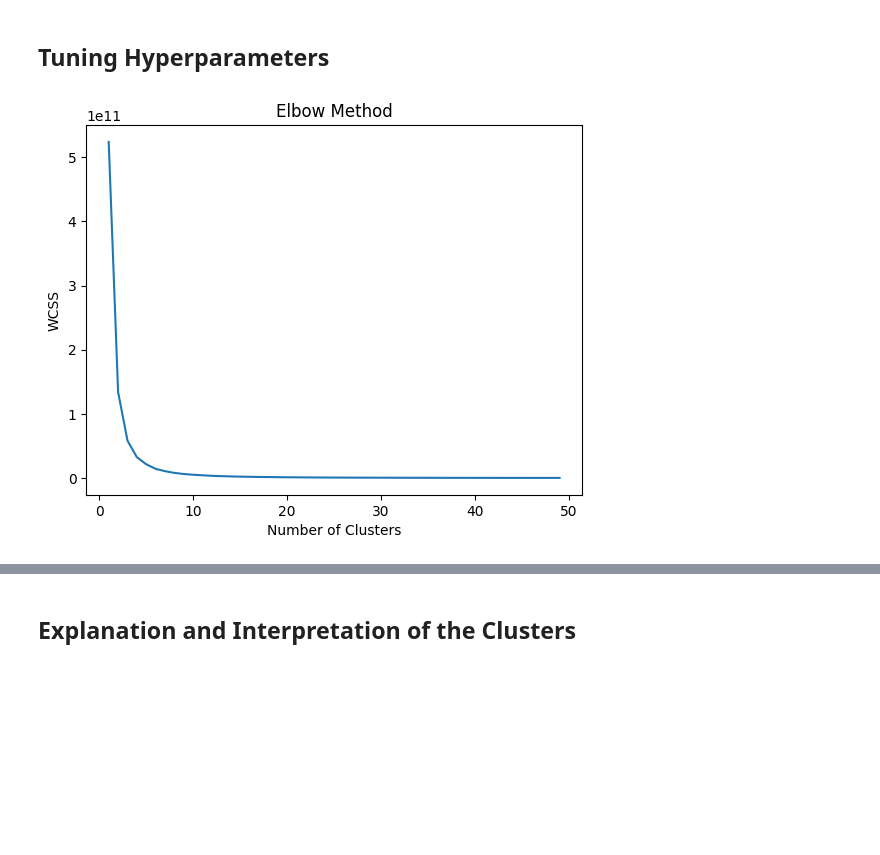
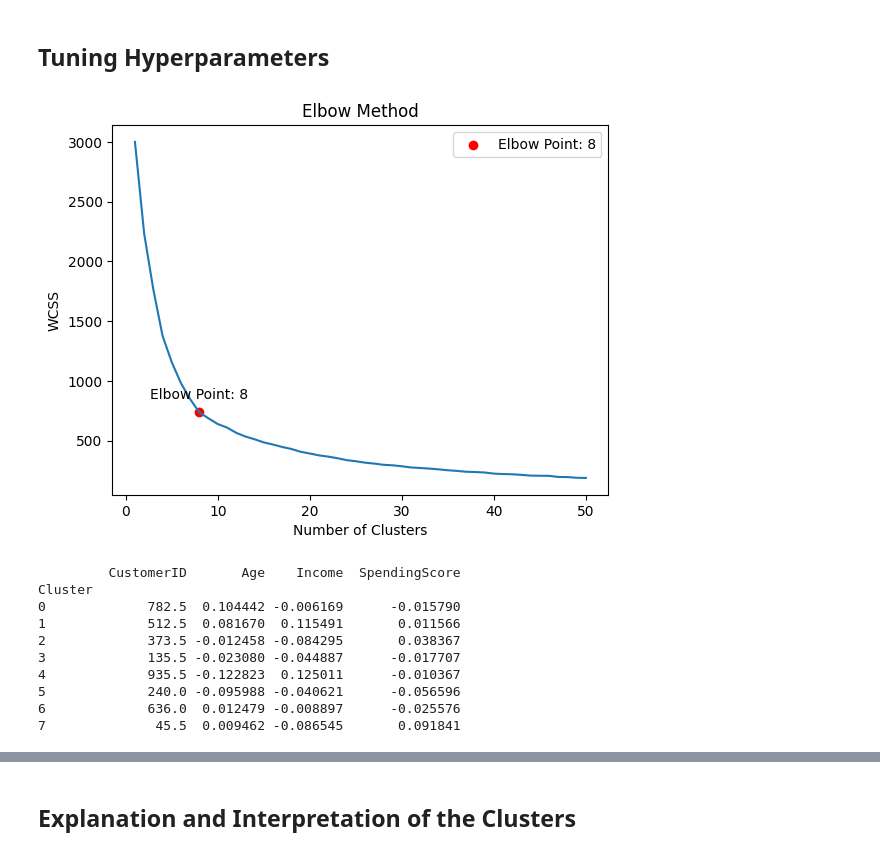
Before and after one commit to rameenq/Customer-Segmentation-App, a Jupyter notebook: notebooks/Customer_Segmentation_Exploratory_Analysis.ipynb, the cells around one changed output, grey strips where cells are left out. Saved outputs shown, nothing was run; the diff lists cells and outputs as text; code cells hidden in the pictures; blank space fills up the shorter version.

```diff
--- a/notebooks/Customer_Segmentation_Exploratory_Analysis.ipynb
+++ b/notebooks/Customer_Segmentation_Exploratory_Analysis.ipynb
@@ -40,6 +42,20 @@ We are considering the following features for our clustering model:
 - Age: Could indicate different purchasing behaviors at different life stages.
 - Income: Higher income could mean more spending or different types of spending.
 - Spending Score: A measure of the customer's spending behavior.
+# %%
+from sklearn.decomposition import PCA
+from scipy.stats import zscore
+
+# Load the original data
+df = pd.read_csv('../data/processed_data/segmented_customers.csv')
+
+# Remove outliers using Z-score
+z_scores = np.abs(zscore(df))
+df = df[(z_scores < 3).all(axis=1)]
+
+# Dimensionality Reduction: PCA
+pca = PCA(n_components=2)
+principal_components = pca.fit_transform(df)
 # %% [markdown]
 ## Trial Runs of Different Clustering Methods
 # %%
@@ -59,17 +75,68 @@ agg_labels = agg_clustering.fit_predict(X)
 # %% [markdown]
 ## Tuning Hyperparameters
 # %%
+def find_elbow_point(wcss):
+    n = len(wcss)
+    x1, y1 = 1, wcss[0]
+    xN, yN = n, wcss[-1]
+
+    max_distance = 0
+    elbow_point = 1
+
+    for i in range(1, len(wcss)):
+        x0, y0 = i + 1, wcss[i]
+        numerator = abs((yN - y1) * x0 - (xN - x1) * y0 + xN * y1 - yN * x1)
+        denominator = ((yN - y1)**2 + (xN - x1)**2)**0.5
+        distance = numerator / denominator
+
+        if distance > max_distance:
+            max_distance = distance
+            elbow_point = i + 1
+
+    return elbow_point
+
 # Using Elbow Method to find an initial guess for the number of cluseters
 wcss = []
-for i in range(1, 50):  # 1 to 10 clusters
+for i in range(1, 51):  # 1 to 10 clusters
     kmeans = KMeans(n_clusters=i, init='k-means++', n_init=10)
     kmeans.fit(X)
     wcss.append(kmeans.inertia_)
 
-plt.plot(range(1, 50), wcss)
+# Find elbow point
+elbow_point = find_elbow_point(wcss)
+optimal_clusters = elbow_point
+
+plt.plot(range(1, 51), wcss)
 plt.title('Elbow Method')
 plt.xlabel('Number of Clusters')
 plt.ylabel('WCSS')
+
+# Marking the elbow point
+plt.scatter(elbow_point, wcss[elbow_point-1], color='red', label=f'Elbow Point: {elbow_point}')
+plt.annotate(f'Elbow Point: {elbow_point}', (elbow_point, wcss[elbow_point-1]), textcoords="offset points", xytext=(0,10), ha='center')
+plt.legend()
+
+# Then run your AgglomerativeClustering
+from sklearn.cluster import AgglomerativeClustering
+agg_clustering = AgglomerativeClustering(n_clusters=optimal_clusters)
+agg_clustering.fit(df)
+
+
 plt.show()
+
+df['Cluster'] = agg_clustering.labels_
+
+# Summary statistics for each cluster
+print(df.groupby('Cluster').mean())
 # %% [output]
-[figure, old version]
+[figure, new version]
+         CustomerID       Age    Income  SpendingScore
+Cluster
+0             782.5  0.104442 -0.006169      -0.015790
+1             512.5  0.081670  0.115491       0.011566
+2             373.5 -0.012458 -0.084295       0.038367
+3             135.5 -0.023080 -0.044887      -0.017707
+4             935.5 -0.122823  0.125011      -0.010367
+5             240.0 -0.095988 -0.040621      -0.056596
+6             636.0  0.012479 -0.008897      -0.025576
+7              45.5  0.009462 -0.086545       0.091841
```
Also changed, not shown: parts of 8 cells of this notebook.
